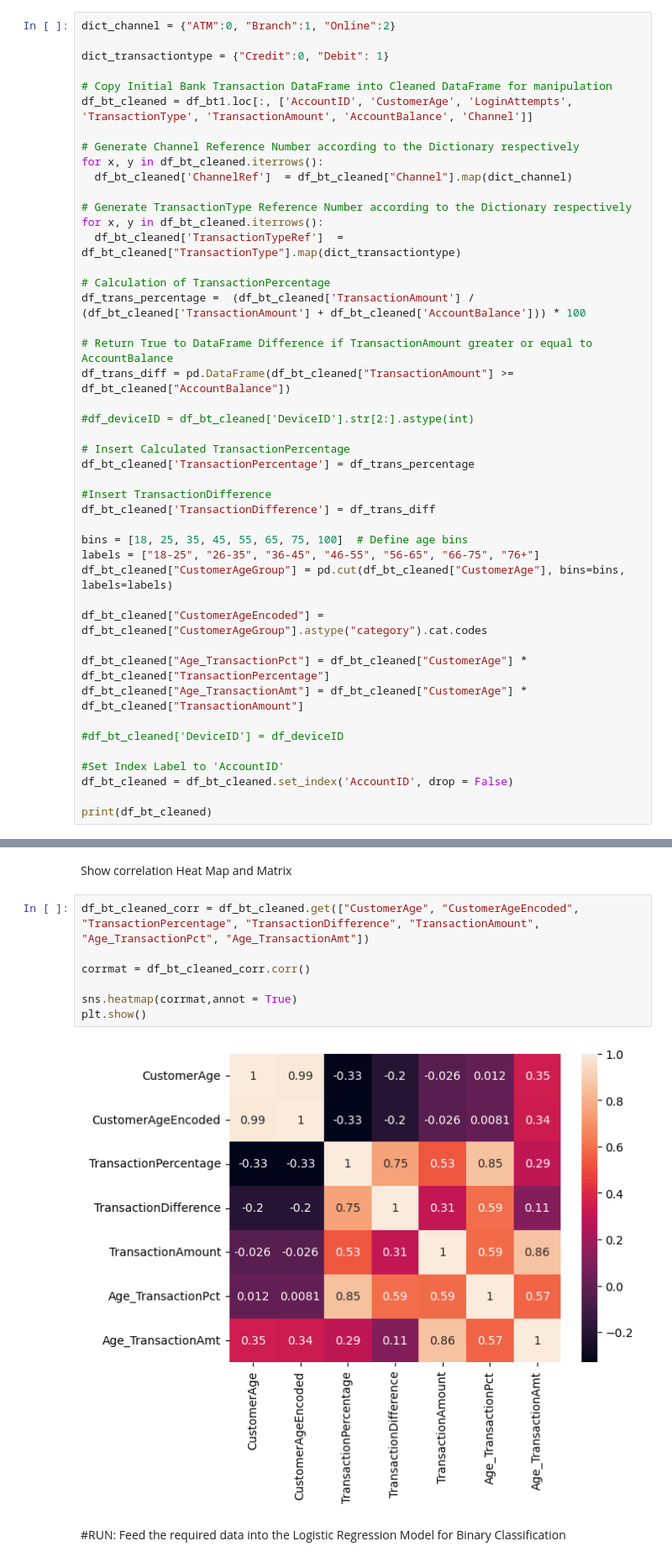
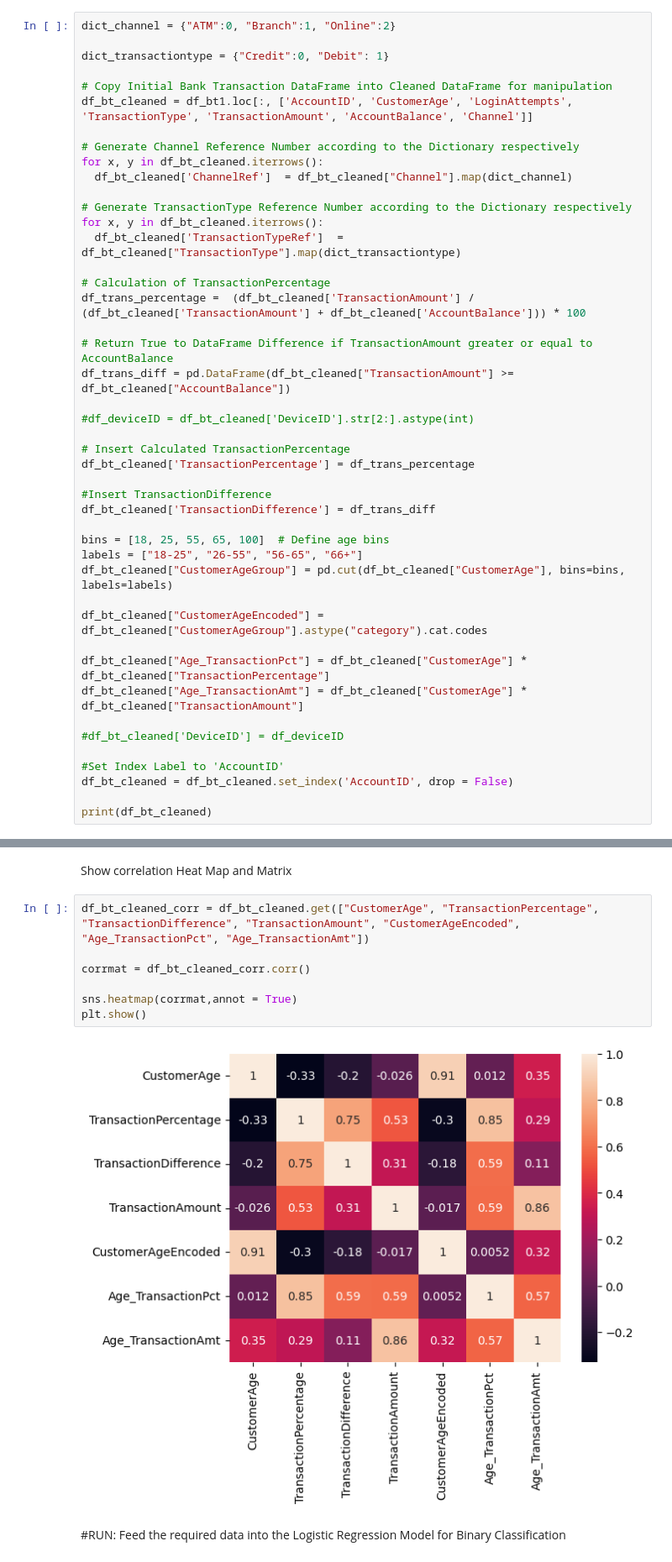
Before and after one commit to cheonghf/ML-P4-03, a Jupyter notebook: Project_SourceCode_P4_03.ipynb, the cells around one changed output, grey strips where cells are left out. Shown: that part at 84% size. Saved outputs shown, nothing was run; the diff lists cells and outputs as text.

```diff
--- a/Project_SourceCode_P4_03.ipynb
+++ b/Project_SourceCode_P4_03.ipynb
@@ -126,8 +126,8 @@ df_bt_cleaned['TransactionPercentage'] = df_trans_percentage
 #Insert TransactionDifference
 df_bt_cleaned['TransactionDifference'] = df_trans_diff
 
-bins = [18, 25, 35, 45, 55, 65, 75, 100]  # Define age bins
-labels = ["18-25", "26-35", "36-45", "46-55", "56-65", "66-75", "76+"]
+bins = [18, 25, 55, 65, 100]  # Define age bins
+labels = ["18-25", "26-55", "56-65", "66+"]
 df_bt_cleaned["CustomerAgeGroup"] = pd.cut(df_bt_cleaned["CustomerAge"], bins=bins, labels=labels)
 
 df_bt_cleaned["CustomerAgeEncoded"] = df_bt_cleaned["CustomerAgeGroup"].astype("category").cat.codes
@@ -215,14 +192,14 @@ df_bt_cleaned.AccountID.unique().size
 # %% [markdown]
 Show correlation Heat Map and Matrix
 # %%
-df_bt_cleaned_corr = df_bt_cleaned.get(["CustomerAge", "CustomerAgeEncoded", "TransactionPercentage", "TransactionDifference", "TransactionAmount", "Age_TransactionPct", "Age_TransactionAmt"])
+df_bt_cleaned_corr = df_bt_cleaned.get(["CustomerAge", "TransactionPercentage", "TransactionDifference", "TransactionAmount", "CustomerAgeEncoded", "Age_TransactionPct", "Age_TransactionAmt"])
 
 corrmat = df_bt_cleaned_corr.corr()
 
 sns.heatmap(corrmat,annot = True)
 plt.show()
 # %% [output]
-[figure, old version]
+[figure, new version]
 # %% [markdown]
 #RUN: Feed the required data into the Logistic Regression Model for Binary Classification
 # %%
```
Also changed, not shown: parts of 9 cells of this notebook.
